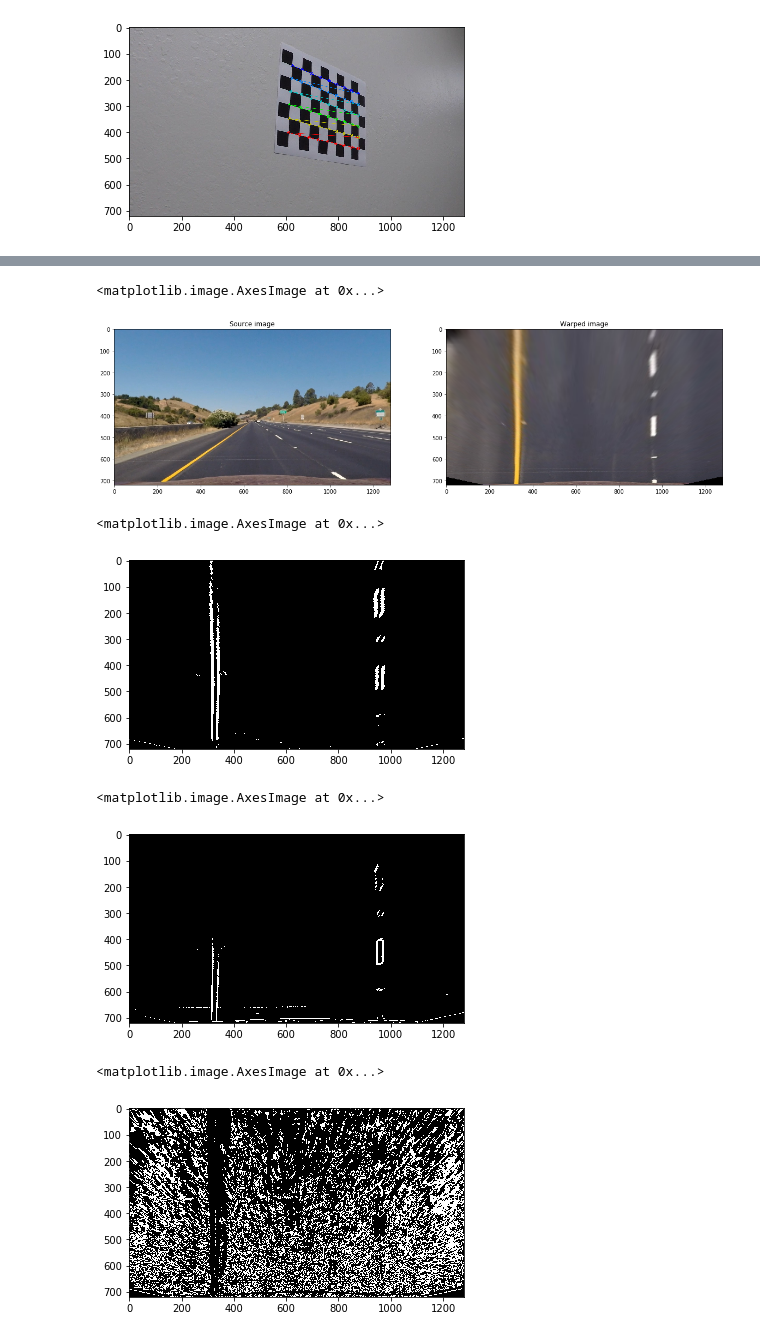
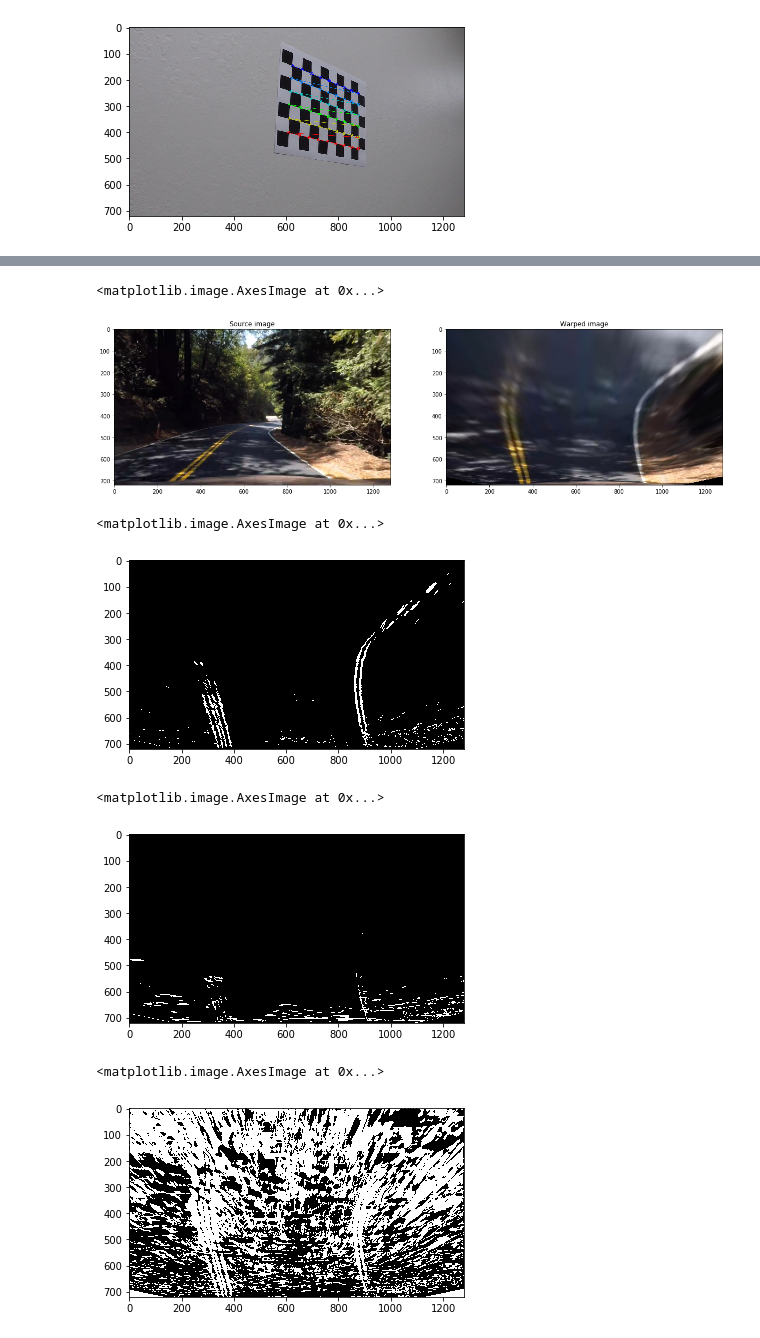
Before and after one commit to pedro-marques/CarND-Advanced-Lane-Lines, a Jupyter notebook: detect_lane_lines.ipynb, the cells around one changed output, grey strips where cells are left out. Drawn from its saved outputs; the diff is of its cells as text; code cells hidden in the pictures.

```diff
--- a/detect_lane_lines.ipynb
+++ b/detect_lane_lines.ipynb
@@ -64,7 +64,7 @@ for file_name in images:
 ret, mtx, dist, rvecs, tvecs = cv2.calibrateCamera(objpoints, imgpoints, gray.shape[::-1], None, None)
 
 # Read in the test images
-images = glob.glob('test_images/*.jpg')
+images = glob.glob('frames/harder_challenge_video_frame6.jpg')
 undist_images = []
 for file_name in images:
     # Read in each image
@@ -103,7 +103,7 @@ def trapezoid_offset_sizes(image):
     # Next we create our polygon to define which area in the image we are interested in finding lines
     imshape = image.shape
     #
-    offset_y = image_y_center * 0.24
+    offset_y = image_y_center * 0.34
     offset_x = image_x_center * 0.10
 
     bottom_left_offset_x = width * 0.13
@@ -297,7 +297,7 @@ ax2.imshow(warped_im)
 #warped_im = cropped_im
 # %% [output]
 <matplotlib.image.AxesImage at 0x...>
-[figure, old version]
+[figure, new version]
 # %%
 ## Applying Sobel
 
@@ -344,7 +344,7 @@ def abs_sobel_thresh(img, orient='x',sobel_kernel=3, thresh_min=20, thresh_max=1
 plt.imshow(abs_sobel_thresh(image), cmap='gray')
 # %% [output]
 <matplotlib.image.AxesImage at 0x...>
-[figure, old version]
+[figure, new version]
 # %%
 def mag_thresh(img, sobel_kernel=3, mag_thresh=(0, 255)):
 
@@ -371,39 +371,39 @@ def mag_thresh(img, sobel_kernel=3, mag_thresh=(0, 255)):
     return binary_output
 
 # Run the function
-mag_binary = mag_thresh(image, sobel_kernel=3, mag_thresh=(30, 100))
+mag_binary = mag_thresh(image, sobel_kernel=3, mag_thresh=(30, 150))
 plt.imshow(mag_binary, cmap='gray')
 # %% [output]
 <matplotlib.image.AxesImage at 0x...>
-[figure, old version]
+[figure, new version]
 # %%
 def dir_threshold(img, sobel_kernel=3, thresh=(0, np.pi/2)):
 
     # Apply the following steps to img
     # 1) Convert to grayscale
     gray = cv2.cvtColor(img, cv2.COLOR_RGB2GRAY)
     # 2) Take the gradient in x and y separately
     sobelx = cv2.Sobel(gray, cv2.CV_64F, 1, 0, ksize=sobel_kernel)
     sobely = cv2.Sobel(gray, cv2.CV_64F, 0, 1, ksize=sobel_kernel)
     # 3) Take the absolute value of the x and y gradients
     abs_sobelx = np.absolute(sobelx)
     abs_sobely = np.absolute(sobely)
     # 4) Use np.arctan2(abs_sobely, abs_sobelx) to calculate the direction of the gradient
     gradient_direction = np.arctan2(abs_sobely, abs_sobelx)
     # 5) Create a binary mask where direction thresholds are met
     binary_mask = np.zeros_like(gradient_direction)
     binary_mask[ (gradient_direction >= thresh[0]) & (gradient_direction <= thresh[1]) ] = 1
     # 6) Return this mask as your binary_output image
     #binary_output = np.copy(img) # Remove this line
     binary_output = binary_mask
     return binary_output
 
 # Run the function
-dir_binary = dir_threshold(image, sobel_kernel=15, thresh=(0.7, 1.3))
+dir_binary = dir_threshold(image, sobel_kernel=15, thresh=(-25, 1.0))
 plt.imshow(dir_binary, cmap='gray')
 # %% [output]
 <matplotlib.image.AxesImage at 0x...>
-[figure, old version]
+[figure, new version]
 # %%
 # Choose a Sobel kernel size
 ksize = 9 # Choose a larger odd number to smooth gradient measurements
```
Also changed, not shown: parts of 10 cells of this notebook, 13 other files.
